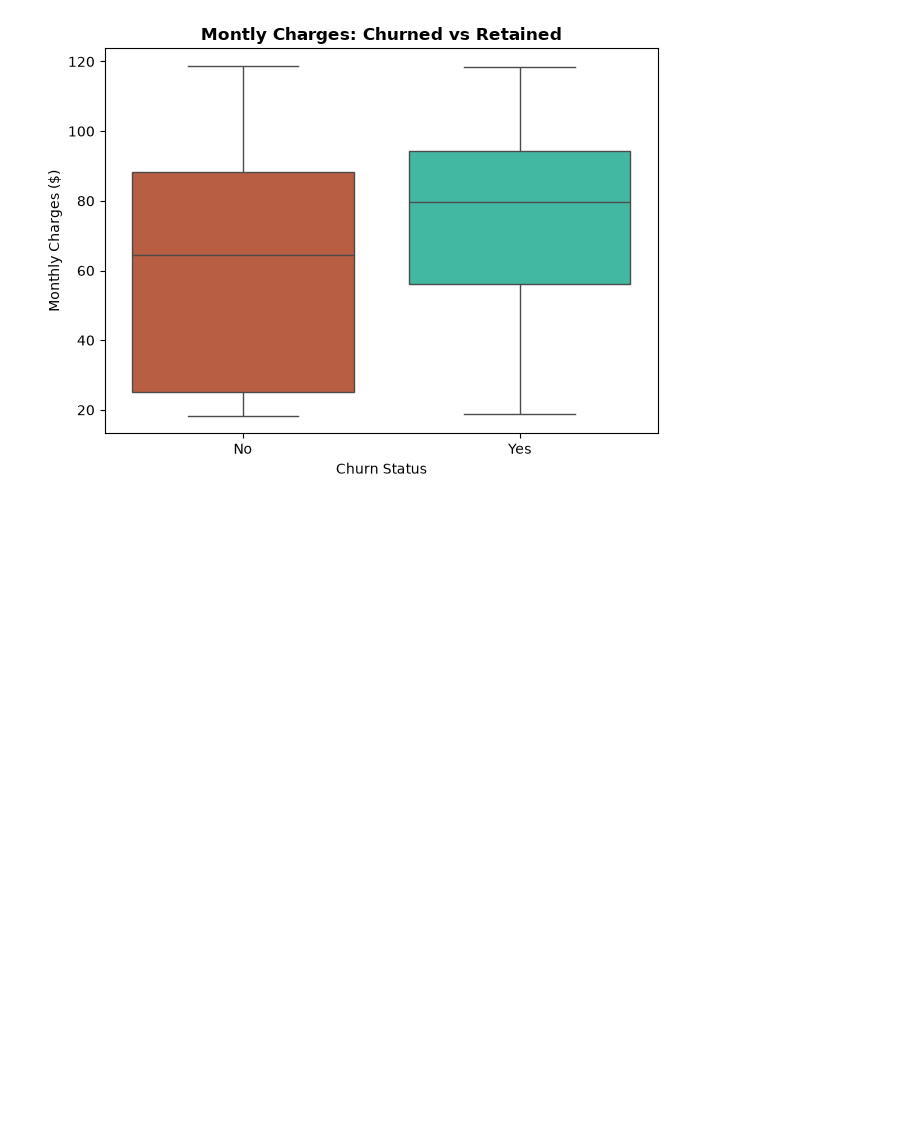
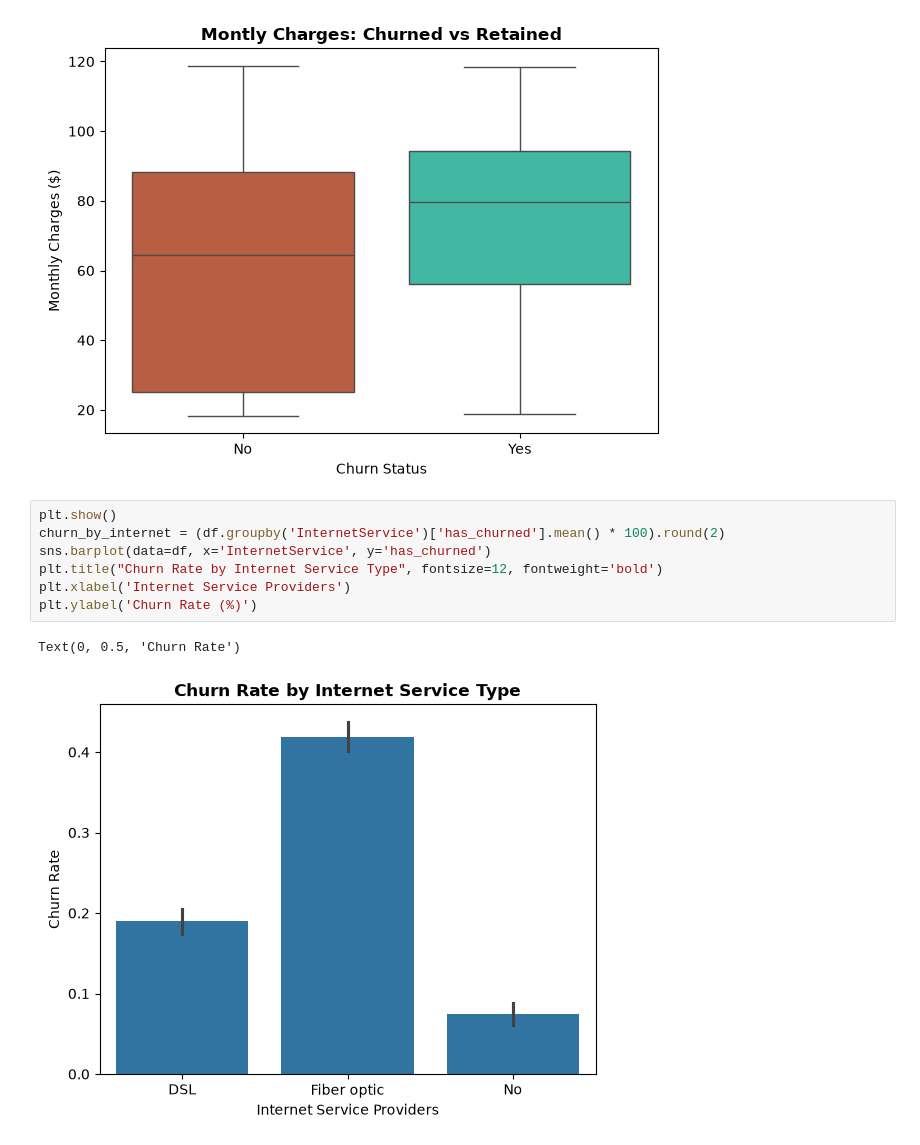
Before and after one commit to AlainRegisDev88/FUTURE_DS_02, a Jupyter notebook: future_interns_task2_.ipynb, the cells around one changed output. Saved outputs shown, nothing was run; the diff lists cells and outputs as text; blank space fills up the shorter version.

Commit message:
add the barplot that compares the churn rate by internet service type used by the customers

```diff
--- a/future_interns_task2_.ipynb
+++ b/future_interns_task2_.ipynb
@@ -132,3 +134,13 @@ plt.tight_layout()
 plt.savefig('./results/04_charges_comparison.png', dpi=300)
 # %% [output]
 [figure]
+# %%
+plt.show()
+churn_by_internet = (df.groupby('InternetService')['has_churned'].mean() * 100).round(2)
+sns.barplot(data=df, x='InternetService', y='has_churned')
+plt.title("Churn Rate by Internet Service Type", fontsize=12, fontweight='bold')
+plt.xlabel('Internet Service Providers')
+plt.ylabel('Churn Rate (%)')
+# %% [output]
+Text(0, 0.5, 'Churn Rate')
+[figure, added]
```
Also changed, not shown: parts of 1 cell of this notebook.
